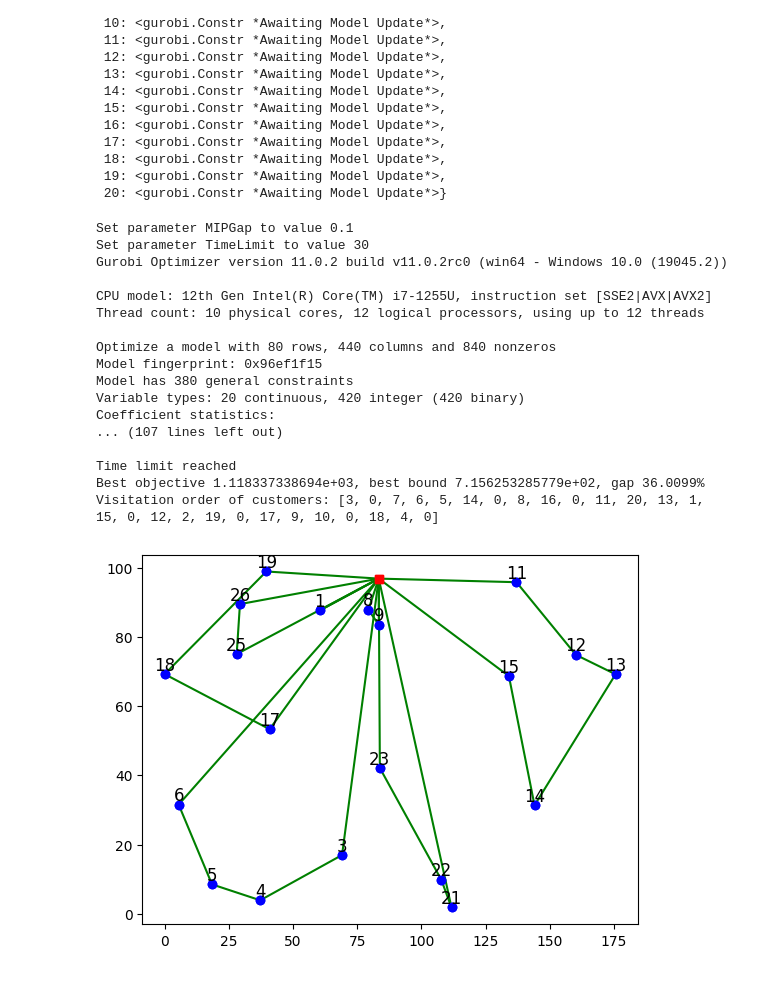
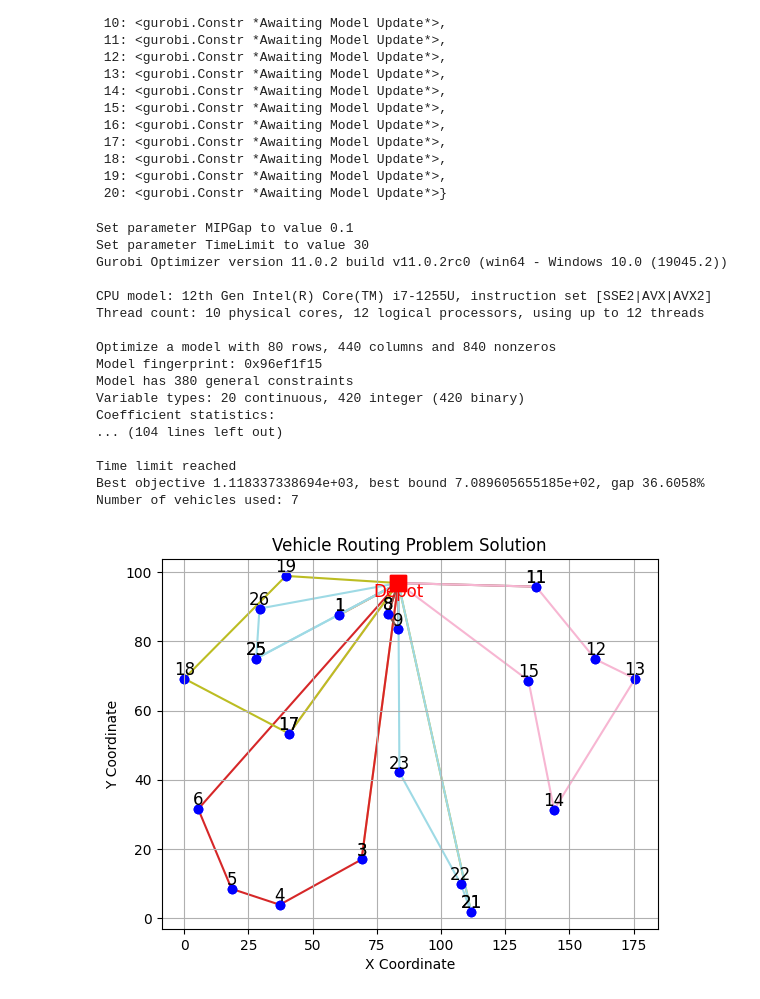
Before and after one commit to DanielSch007/DiskretMatheVRP, a Jupyter notebook: CVRP_YT.ipynb, the cells around one changed output. Saved outputs shown, nothing was run; the diff lists cells and outputs as text; code cells hidden in the pictures.

Commit message:
update color

```diff
--- a/CVRP_YT.ipynb
+++ b/CVRP_YT.ipynb
@@ -93,7 +93,7 @@ xc = rnd.rand(n+1) * 200  # x-coordinates (depot + clients)
 yc = rnd.rand(n+1) * 100  # y-coordinates (depot + clients)
 
 # Plotting the depot (red square) and clients (blue dots)
-plt.plot(xc[0], yc[0], c='r', marker='s')  # Depot
+plt.plot(xc[0], yc[0], c='r', marker='s', markersize=12)  # Depot
 plt.scatter(xc[1:], yc[1:], c='b')         # Clients
 
 # Define set of nodes and vehicles
@@ -139,46 +139,75 @@ active_arcs = [a for a in A if x[a].x > 0.99]
 # Determine the visitation order for customers
 visit_order = []
 current_node = 0  # Start from the depot
+vehicles = 0
+vehicle_routes = []
+route = []
+
 while active_arcs:
     for i, (start, end) in enumerate(active_arcs):
         if start == current_node:
+            route.append((start, end))
+            if current_node == 0:
+                if route:
+                    vehicle_routes.append(route)
+                route = [(start, end)]
+                vehicles += 1  # Count each new route starting from the depot as a new vehicle
             visit_order.append(end)
             current_node = end
             del active_arcs[i]
             break
 
-# Print the visitation order
-print("Visitation order of customers:", visit_order)
+if route:
+    vehicle_routes.append(route)
+
+# Print the number of vehicles
+print("Number of vehicles used:", vehicles)
+
+# Colors for different routes
+colors = plt.cm.get_cmap('tab20', vehicles)
 
 # Plot the optimized route with visitation sequence numbers starting from 1 (exclude depot from numbering)
-for idx, (i, j) in enumerate(zip([0] + visit_order[:-1], visit_order)):  # Include depot in the sequence
-    plt.plot([xc[i], xc[j]], [yc[i], yc[j]], c='g', zorder=0)  # Green lines for optimized routes
-    # Annotate the node with the visitation sequence number starting from 1 for customers
-    if j != 0:  # Skip the depot in numbering
-        plt.text(xc[j], yc[j], str(idx + 1), fontsize=12, ha='center', va='bottom', color='black')
+for vehicle_num, route in enumerate(vehicle_routes):
+    color = colors(vehicle_num)
+    for i, (start, end) in enumerate(route):
+        plt.plot([xc[start], xc[end]], [yc[start], yc[end]], c=color, zorder=0)  # Colored lines for optimized routes
+        # Annotate the node with the visitation sequence number starting from 1 for customers
+        if end != 0:  # Skip the depot in numbering
+            plt.text(xc[end], yc[end], str(visit_order.index(end) + 1), fontsize=12, ha='center', va='bottom', color='black')
+
+# Annotate the depot separately
+plt.text(xc[0], yc[0], 'Depot', fontsize=12, ha='center', va='top', color='red')
 
 # Plotting the depot and customers
-plt.plot(xc[0], yc[0], c='r', marker='s')  # Depot
+plt.plot(xc[0], yc[0], c='r', marker='s', markersize=12)  # Depot
 plt.scatter(xc[1:], yc[1:], c='b')         # Customers
 
+# Annotate each customer with its index
+#for i in range(1, n + 1):
+    # plt.text(xc[i], yc[i], str(i), fontsize=12, ha='center', va='center', color='blue')
+
 # Show the plot
+plt.xlabel("X Coordinate")
+plt.ylabel("Y Coordinate")
+plt.title("Vehicle Routing Problem Solution")
+plt.grid(True)
 plt.show()
 # %% [output]
 Set parameter MIPGap to value 0.1
 Set parameter TimeLimit to value 30
 Gurobi Optimizer version 11.0.2 build v11.0.2rc0 (win64 - Windows 10.0 (19045.2))
 
 CPU model: 12th Gen Intel(R) Core(TM) i7-1255U, instruction set [SSE2|AVX|AVX2]
 Thread count: 10 physical cores, 12 logical processors, using up to 12 threads
 
 Optimize a model with 80 rows, 440 columns and 840 nonzeros
 Model fingerprint: 0x96ef1f15
 Model has 380 general constraints
 Variable types: 20 continuous, 420 integer (420 binary)
 Coefficient statistics:
-... (107 lines left out)
+... (104 lines left out)
 
 Time limit reached
-Best objective 1.118337338694e+03, best bound 7.156253285779e+02, gap 36.0099%
-Visitation order of customers: [3, 0, 7, 6, 5, 14, 0, 8, 16, 0, 11, 20, 13, 1, 15, 0, 12, 2, 19, 0, 17, 9, 10, 0, 18, 4, 0]
+Best objective 1.118337338694e+03, best bound 7.089605655185e+02, gap 36.6058%
+Number of vehicles used: 7
-[figure, old version]
+[figure, new version]
```
